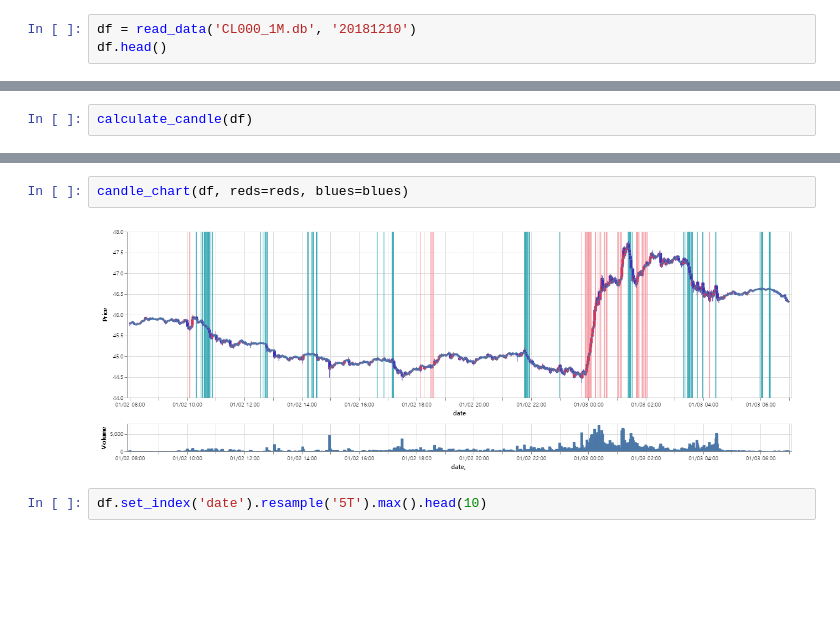
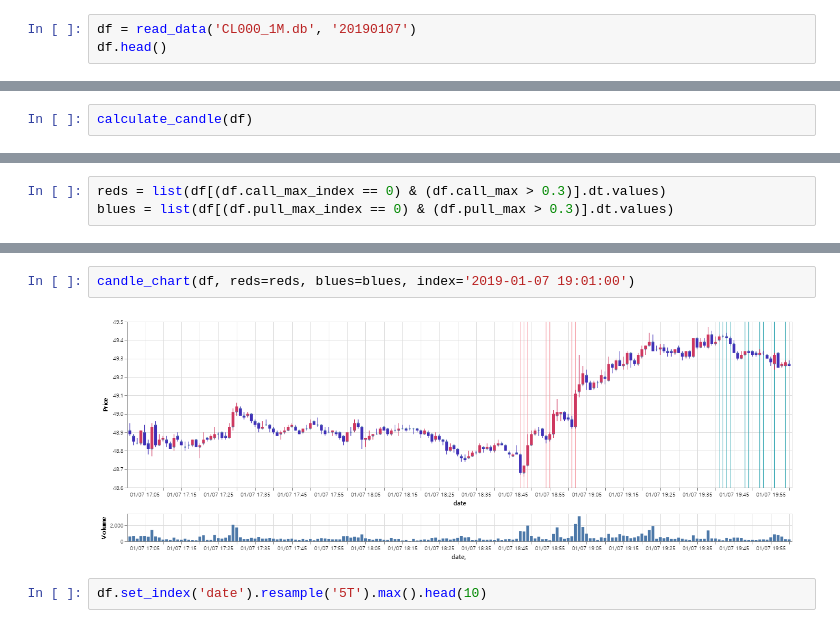
Before and after one commit to pickmoment/hero, a Jupyter notebook: db/work.ipynb, the cells around one changed output, grey strips where cells are left out. Saved outputs shown, nothing was run; the diff lists cells and outputs as text; blank space fills up the shorter version.

```diff
--- a/db/work.ipynb
+++ b/db/work.ipynb
@@ -152,5 +149,5 @@ blues = list(df[(df.pull_max_index == 0) & (df.pull_max > 0.3)].index.values)
 # %%
-df = read_data('CL000_1M.db', '20181210')
+df = read_data('CL000_1M.db', '20190107')
 df.head()
 # %% [output]
 |  | dt | open | high | low | close | volume | day | date |
@@ -195,0 +162,3 @@ print(slope, intercept, r, p, std)
+# %%
+reds = list(df[(df.call_max_index == 0) & (df.call_max > 0.3)].dt.values)
+blues = list(df[(df.pull_max_index == 0) & (df.pull_max > 0.3)].dt.values)
@@ -196,7 +169,7 @@ print(slope, intercept, r, p, std)
 # %%
-candle_chart(df, reds=reds, blues=blues)
+candle_chart(df, reds=reds, blues=blues, index='2019-01-07 19:01:00')
 # %% [output]
-[figure, old version]
+[figure, new version]
 # %%
 df.set_index('date').resample('5T').max().head(10)
 # %% [output]
```
Also changed, not shown: parts of 7 cells of this notebook.
